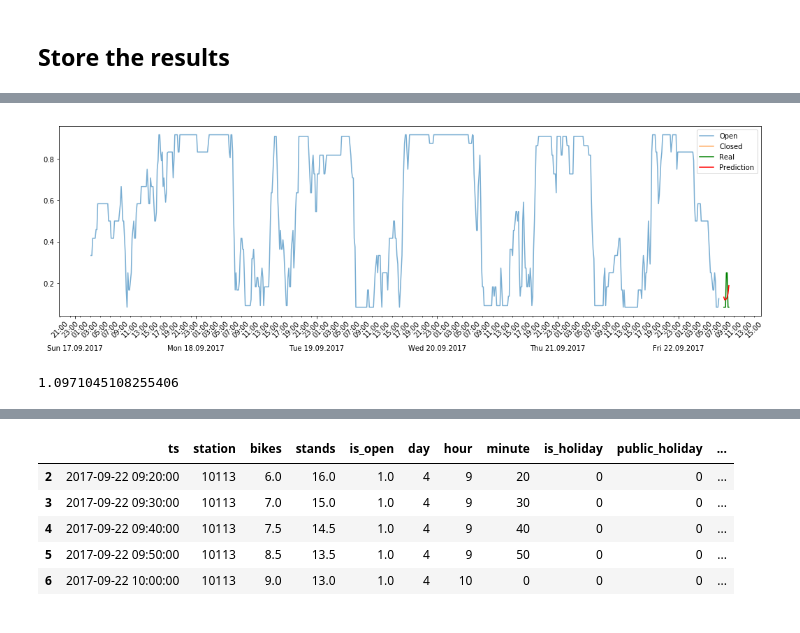
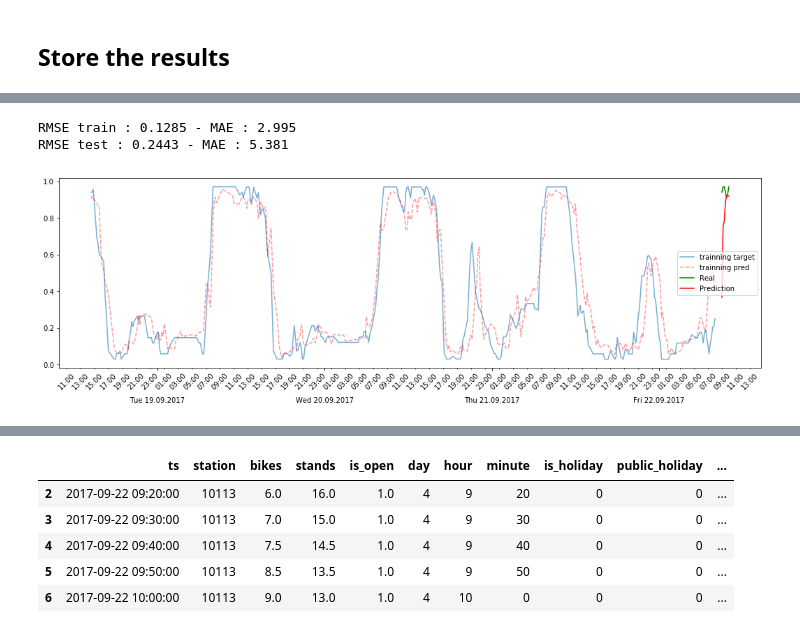
Before and after one commit to armgilles/open-data-bikes-analysis, a Jupyter notebook: Prediction-Lyon-Armand.ipynb, the cells around one changed output, grey strips where cells are left out. Saved outputs shown, nothing was run; the diff lists cells and outputs as text; code cells hidden in the pictures.

```diff
--- a/Prediction-Lyon-Armand.ipynb
+++ b/Prediction-Lyon-Armand.ipynb
@@ -863,2 +362,0 @@ train_X.head(10)
-# %%
-train_X = bikes_probability(train_X)
@@ -1362,0 +770,8 @@ trainning['y'] = train_Y
+# %%
+trainning = X_train.copy()
+train_pred = prediction(bst, X_train, y_train)
+trainning['train_pred'] = train_pred
+trainning['y'] = y_train
+
+# Sorting on time
+trainning = trainning.sort_index()
@@ -1367,22 +791,34 @@ result['proba'] = result['bikes'] / (result['bikes'] + result['stands'])
 # %%
-#import matplotlib.ticker as ticker
-import matplotlib.dates as mdates
+from sklearn.metrics import mean_absolute_error
 
-def plot_station(result, trainning, station):
+def plot_station(result, trainning, station, lag=750):
     """Plot available bikes and bike stands for a given station"""
 
-    nb_row = 750
-    train = trainning[trainning.station == station].tail(nb_row)
+    train = trainning[trainning.station == station].tail(lag)
     data = result[result.station == station].copy()
 
     fig, ax = plt.subplots(figsize=(18,5))
-    plt.plot(train[train.is_open == 1].index, train[train.is_open == 1].y, '-', label='Open', alpha=0.6)
-    plt.plot(train[train.is_open == 0].index, train[train.is_open == 0].y, '-', label='Closed', alpha=0.6)
+    plt.plot(train.index, train.y, '-', label='trainning target', alpha=0.6)
+    plt.plot(train.index, train.train_pred, 'r--', label='trainning pred', alpha=0.4)
     #plt.plot(train.index, train.paa, '-', label='PAA', alpha=0.6)
     #plt.plot(train.index, train.sax, '-', label='SAX', alpha=0.6)
     plt.plot(data.index, data.observation, 'g-', label='Real')
     plt.plot(data.index, data.prediction, 'r-', label='Prediction')
 
+
+
+    train['total_stand'] = train['bikes'] + train['stands']
+    train['bikes_pred'] = np.round(train['total_stand'] * train['train_pred'])
+    train['bikes_true'] = train['total_stand'] * train['y']
+
+    data['total_stand'] = data['bikes'] + data['stands']
+    data['bikes_pred'] = np.round(data['total_stand'] * data['prediction'])
+    data['bikes_true'] = data['total_stand'] * data['observation']
+
+    rmse_train = np.sqrt(np.mean((train.train_pred - train.y)**2))
+    mae_train = mean_absolute_error(train.bikes_true, train.bikes_pred)
+    rmse_test = np.sqrt(np.mean((data.prediction - data.observation)**2))
+    mae_test = mean_absolute_error(data.bikes_true, data.bikes_pred)
 
     ax = plt.gca()
     # set major ticks location every day
@@ -1396,13 +832,13 @@ def plot_station(result, trainning, station):
     plt.setp(ax.xaxis.get_minorticklabels(), rotation=45)
 
     plt.legend(loc='best')
-#    print("TRAIN")
-#    print(train.tail(5))
-#    print("DATA")
-#    print(data)
+    print("RMSE train : " + str(np.round(rmse_train, 4)) + " - MAE : " + str(np.round(mae_train, 4)))
+    print("RMSE test : " + str(np.round(rmse_test, 4)) + " - MAE : " + str(np.round(mae_test, 4)))
 # %%
 # Il semble que l'on est pas toute les données
 
-plot_station(result, trainning, 7041)
+plot_station(result, trainning, 10101, lag=350)
 # %% [output]
+RMSE train : 0.1285 - MAE : 2.995
+RMSE test : 0.2443 - MAE : 5.381
-[figure, old version]
+[figure, new version]
@@ -1415,7 +845,3 @@ from sklearn.metrics import mean_absolute_error
-# %%
-mean_absolute_error(result.bikes_true, result.bikes_pred)
-# %% [output]
-1.0971045108255406
 # %%
 testing = result[result.station == 10113].copy()
 # %%
```
Also changed, not shown: parts of 122 cells of this notebook, 2 other files.
